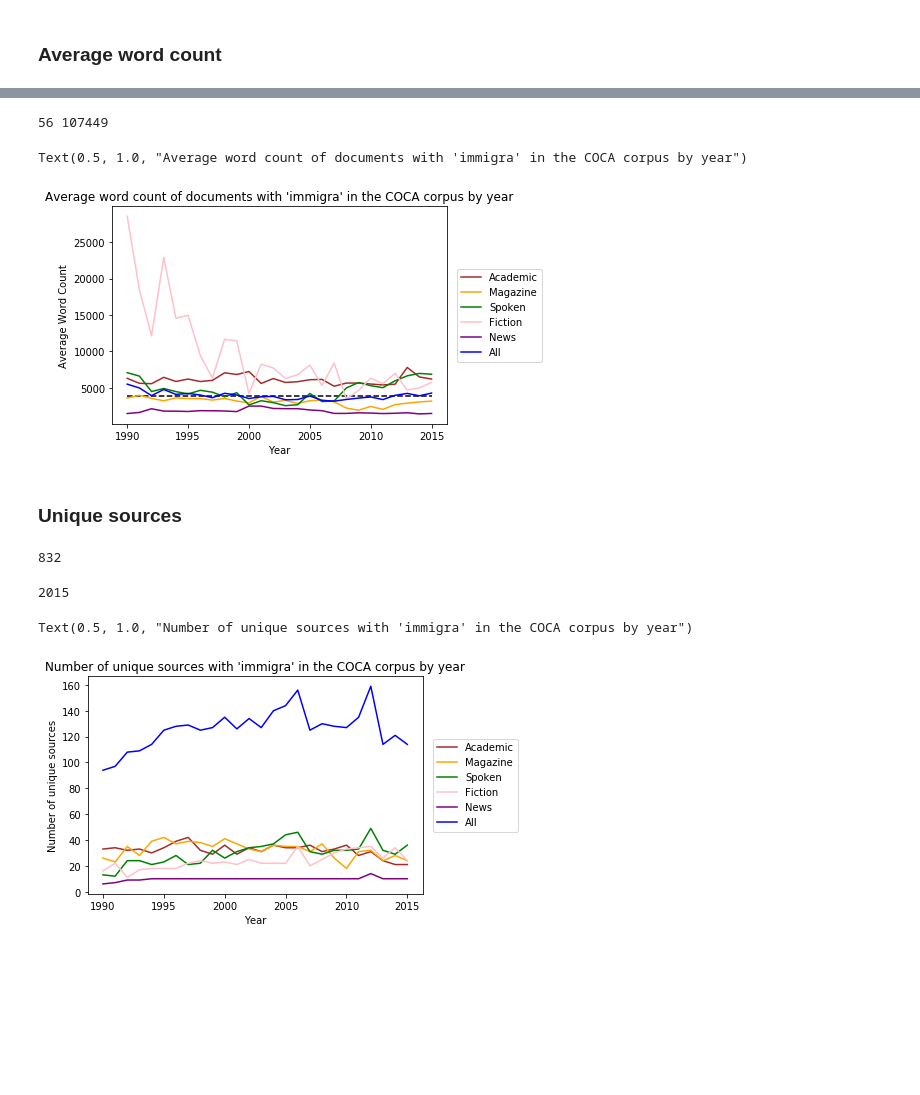
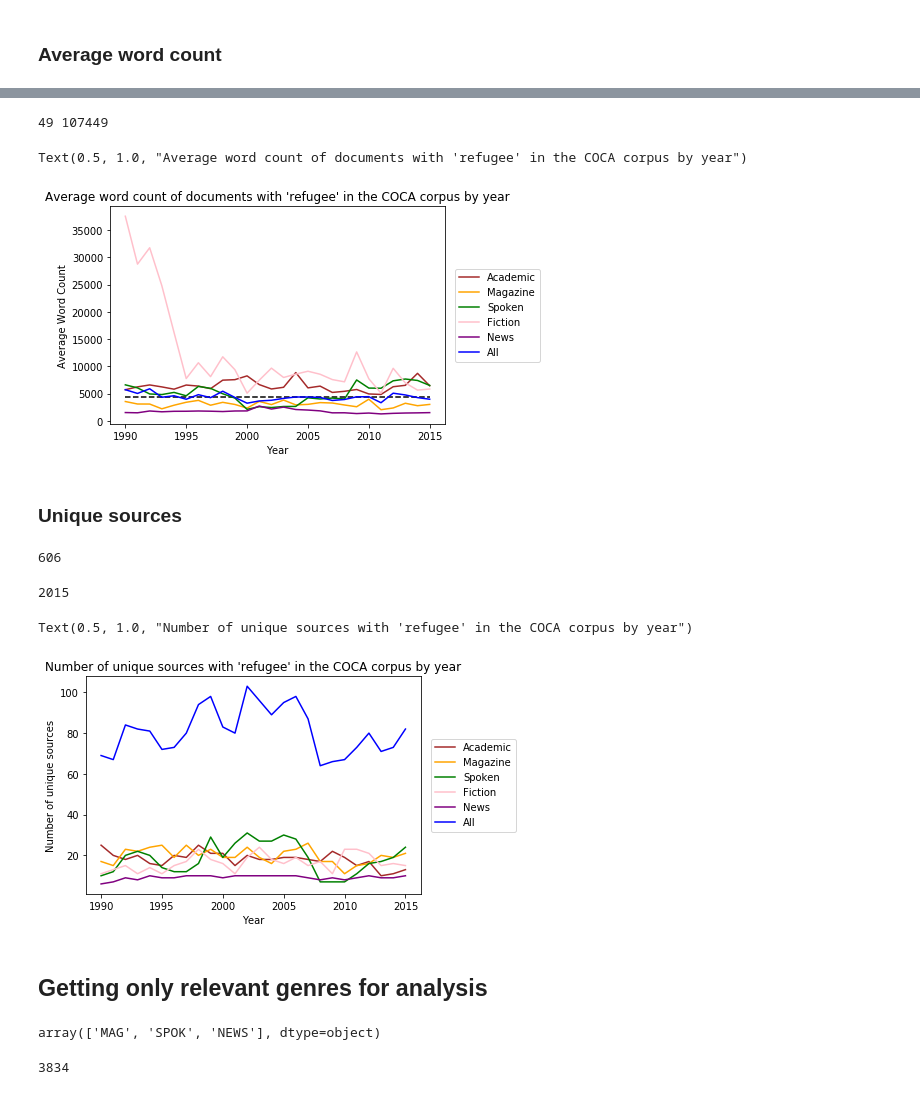
Before and after one commit to rachel-ker/refugeediscourse, a Jupyter notebook: getting_coca_data.ipynb, the cells around one changed output, grey strips where cells are left out. Cells and saved outputs as stored; diff of their text form; code cells hidden in the pictures; blank space fills up the shorter version.

```diff
--- a/getting_coca_data.ipynb
+++ b/getting_coca_data.ipynb
@@ -205,3 +215,5 @@ data.to_csv('data/immigra_coca_all.csv', index=False)
+# %%
+data = pd.read_csv('data/refugee_coca_all.csv')
 # %% [markdown]
 ## Summary of Sample
 # %%
@@ -263,6 +294,5 @@ Text(0.5, 1.0, "Percentage of documents with 'immigra' in the COCA corpus by yea
 ### Average word count
 # %%
 # Average Word Count
-data['word_count'] = data['word_count'].apply(int)
 data['word_count'].sum() / len(data)
 # %% [output]
@@ -270,7 +300,7 @@ data['word_count'].sum() / len(data)
 # %%
 print(data['word_count'].min(), data['word_count'].max())
 # %% [output]
-56 107449
+49 107449
 # %%
 def get_word_count(data):
     word_count = []
@@ -298,10 +327,10 @@ plt.hlines(data['word_count'].sum() / len(data), 1990, 2015, linestyles='dashed'
 
 plt.ylabel('Average Word Count')
 plt.xlabel('Year')
-plt.title("Average word count of documents with 'immigra' in the COCA corpus by year")
+plt.title("Average word count of documents with 'refugee' in the COCA corpus by year")
 # %% [output]
-Text(0.5, 1.0, "Average word count of documents with 'immigra' in the COCA corpus by year")
+Text(0.5, 1.0, "Average word count of documents with 'refugee' in the COCA corpus by year")
-[figure, old version]
+[figure, new version]
 # %% [markdown]
 ### Unique sources
 # %%
@@ -315,7 +344,7 @@ def get_unique_source(data):
 # %%
 len(data['source'].unique())
 # %% [output]
-832
+606
 # %%
 years[-1]
 # %% [output]
@@ -323,20 +352,22 @@ years[-1]
 # %%
 acad, = plt.plot(years, get_unique_source(data[data['genre']=='ACAD']), label='Academic')
 mag, = plt.plot(years, get_unique_source(data[data['genre']=='MAG']), label='Magazine')
 spok, = plt.plot(years, get_unique_source(data[data['genre']=='SPOK']), label='Spoken')
 fic, = plt.plot(years, get_unique_source(data[data['genre']=='FIC']), label='Fiction')
 news, = plt.plot(years, get_unique_source(data[data['genre']=='NEWS']), label='News')
 all_, = plt.plot(years, get_unique_source(data), label='All')
 
 colors = ["brown","orange","green","pink","purple","blue"]
 for i in range(6):
     plt.gca().get_lines()[i].set_color(colors[i])
 
 plt.legend(handles=[acad, mag, spok, fic, news, all_], loc="center right", bbox_to_anchor=(1.3, .5), ncol=1)
 
 plt.ylabel('Number of unique sources')
 plt.xlabel('Year')
-plt.title("Number of unique sources with 'immigra' in the COCA corpus by year")
+plt.title("Number of unique sources with 'refugee' in the COCA corpus by year")
 # %% [output]
-Text(0.5, 1.0, "Number of unique sources with 'immigra' in the COCA corpus by year")
+Text(0.5, 1.0, "Number of unique sources with 'refugee' in the COCA corpus by year")
-[figure, old version]
+[figure, new version]
+# %% [markdown]
+## Getting only relevant genres for analysis
@@ -342,0 +376,8 @@ Text(0.5, 1.0, "Number of unique sources with 'immigra' in the COCA corpus by ye
+# %%
+data.genre.unique()
+# %% [output]
+array(['MAG', 'SPOK', 'NEWS'], dtype=object)
+# %%
+len(data)
+# %% [output]
+3834
```
Also changed, not shown: parts of 20 cells of this notebook.
